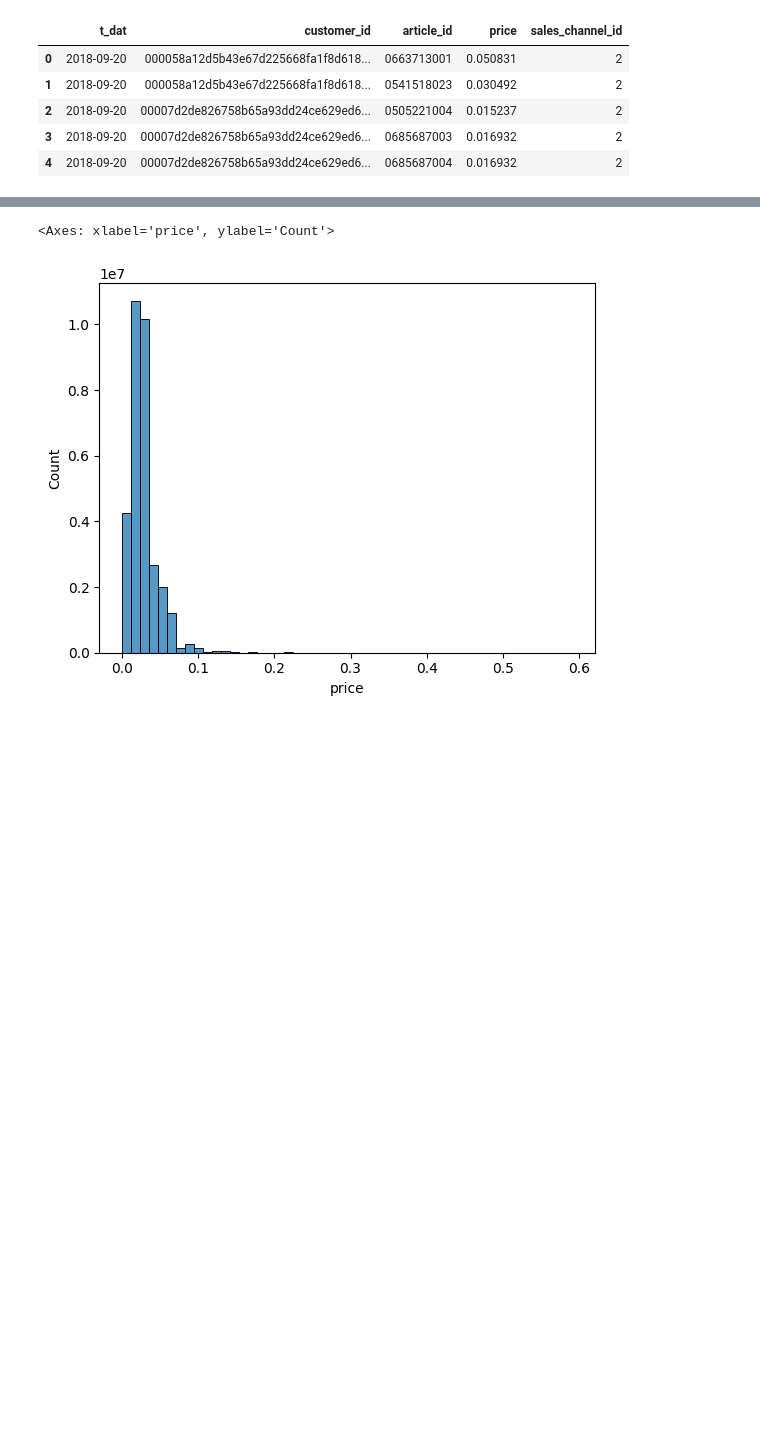
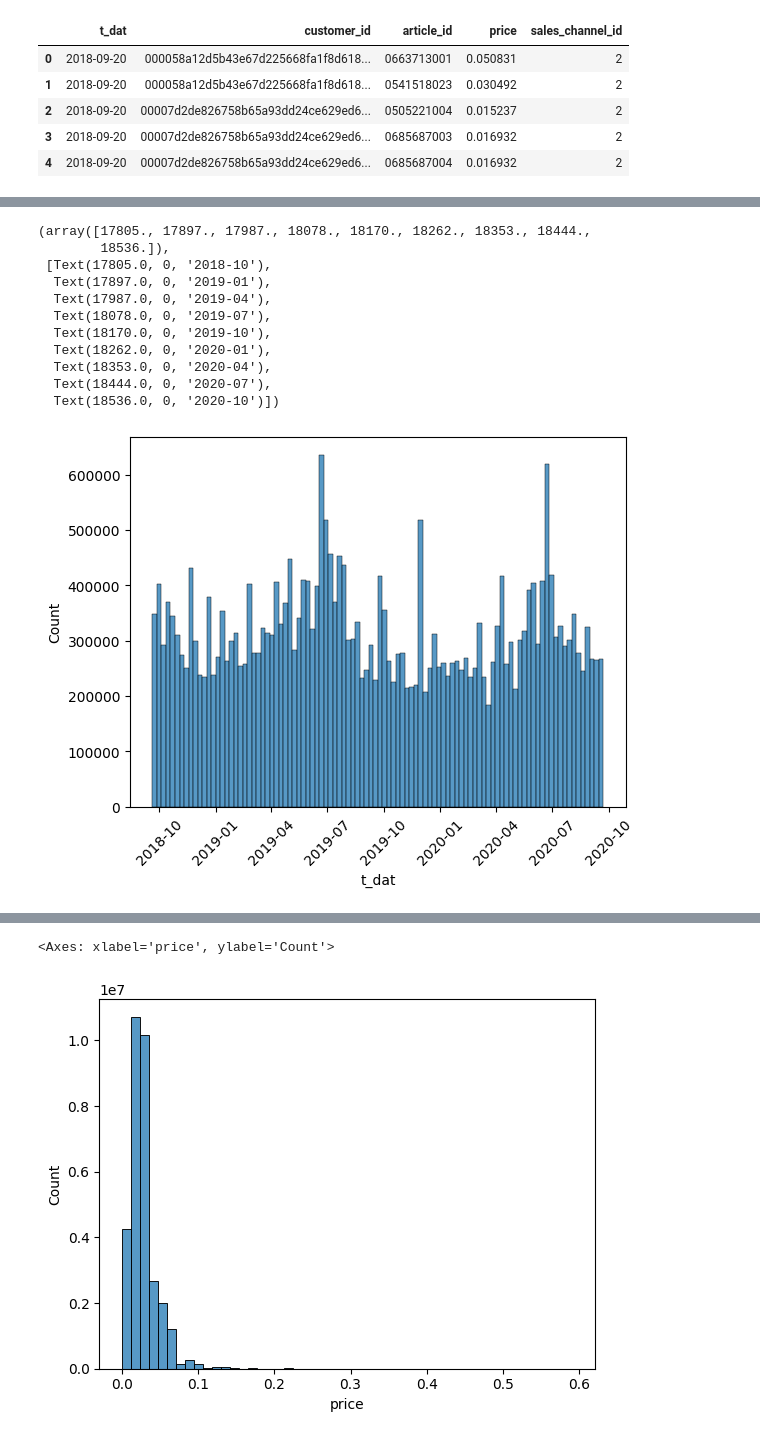
Before and after one commit to LienM/ai-project-23-24, a Jupyter notebook: CasperDeSmet/EDA.ipynb, the cells around one changed output, grey strips where cells are left out. Saved outputs shown, nothing was run; the diff lists cells and outputs as text; code cells hidden in the pictures; blank space fills up the shorter version.

```diff
--- a/CasperDeSmet/EDA.ipynb
+++ b/CasperDeSmet/EDA.ipynb
@@ -58,3 +246,7 @@ transactions_train = pd.read_csv("data/transactions_train.csv", dtype={"article_
+# %%
+# Interpret the article_id as a string like before and convert the date to a datetime format
+transactions_train = pd.read_csv("data/transactions_train.csv", dtype={"article_id": str})
+transactions_train["t_dat"] = pd.to_datetime(transactions_train["t_dat"])
 # %%
 transactions_train.head()
 # %% [output]
@@ -100,0 +311,17 @@ Name: price, dtype: float64
+# %%
+# Most notably, there are two peaks in the amount of transactions in July of both 2019 and 2020
+sns.histplot(transactions_train["t_dat"], bins=100)
+plt.xticks(rotation=45)
+# %% [output]
+(array([17805., 17897., 17987., 18078., 18170., 18262., 18353., 18444.,
+        18536.]),
+ [Text(17805.0, 0, '2018-10'),
+  Text(17897.0, 0, '2019-01'),
+  Text(17987.0, 0, '2019-04'),
+  Text(18078.0, 0, '2019-07'),
+  Text(18170.0, 0, '2019-10'),
+  Text(18262.0, 0, '2020-01'),
+  Text(18353.0, 0, '2020-04'),
+  Text(18444.0, 0, '2020-07'),
+  Text(18536.0, 0, '2020-10')])
+[figure, added]
```
Also changed, not shown: parts of 39 cells of this notebook.
